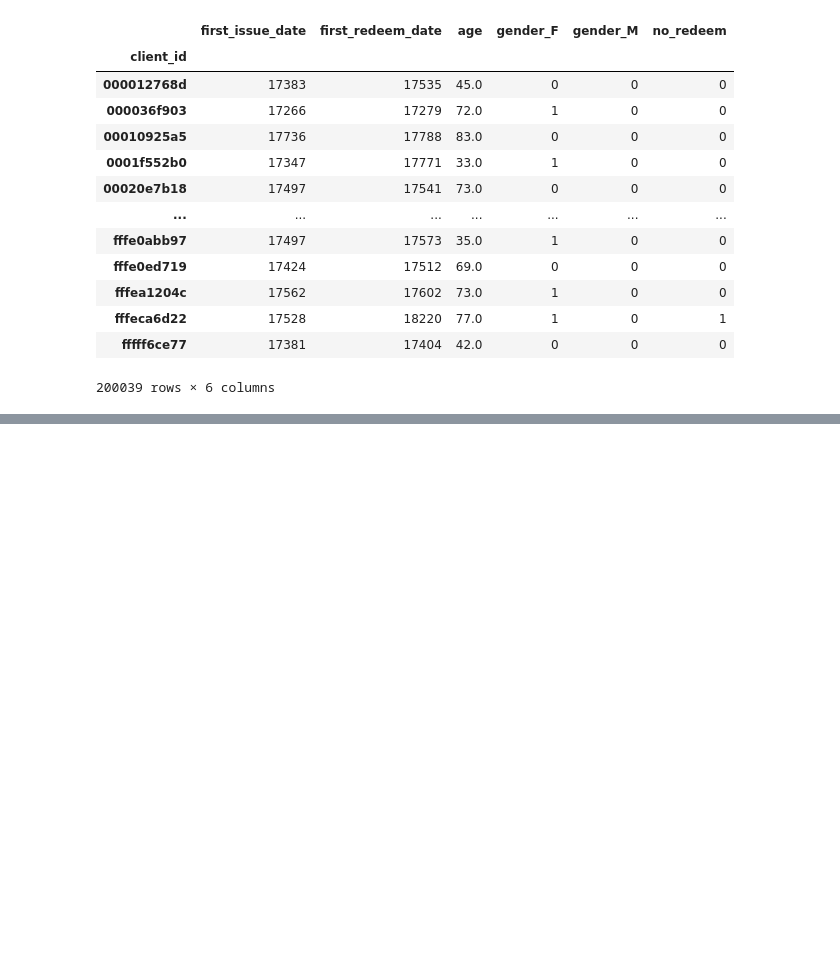
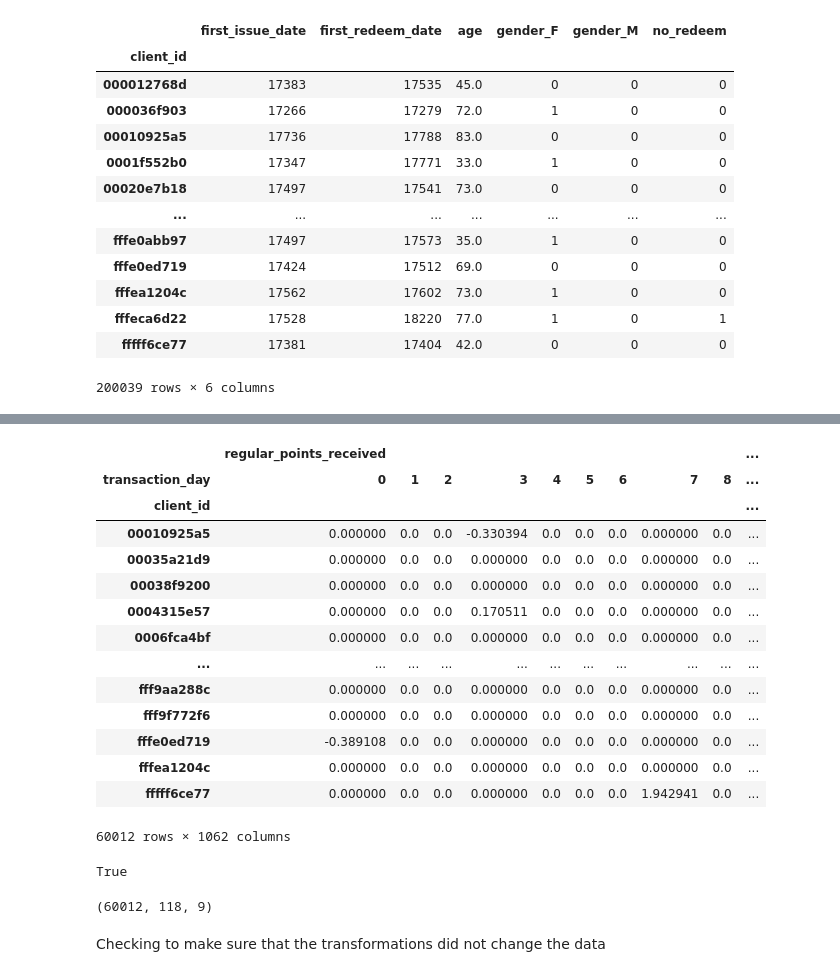
Before and after one commit to Denis-Kazakov/Kaggle_CFT_uplift, a Jupyter notebook: data_prep.ipynb, the cells around one changed output, grey strips where cells are left out. Drawn from its saved outputs; the diff is of its cells as text; code cells hidden in the pictures; blank space fills up the shorter version.

```diff
--- a/data_prep.ipynb
+++ b/data_prep.ipynb
@@ -321,0 +601,31 @@ test_purch.join(clients, how='left')\
+# %%
+test_purch_wide.sort_index(inplace=True)
+# %%
+test_purch_wide
+# %% [output]
+|  | regular_points_received |  |  |  |  |  |  |  |  | ... |
+| transaction_day | 0 | 1 | 2 | 3 | 4 | 5 | 6 | 7 | 8 | ... |
+| client_id |  |  |  |  |  |  |  |  |  | ... |
+| 00010925a5 | 0.000000 | 0.0 | 0.0 | -0.330394 | 0.0 | 0.0 | 0.0 | 0.000000 | 0.0 | ... |
+| 00035a21d9 | 0.000000 | 0.0 | 0.0 | 0.000000 | 0.0 | 0.0 | 0.0 | 0.000000 | 0.0 | ... |
+| 00038f9200 | 0.000000 | 0.0 | 0.0 | 0.000000 | 0.0 | 0.0 | 0.0 | 0.000000 | 0.0 | ... |
+| 0004315e57 | 0.000000 | 0.0 | 0.0 | 0.170511 | 0.0 | 0.0 | 0.0 | 0.000000 | 0.0 | ... |
+| 0006fca4bf | 0.000000 | 0.0 | 0.0 | 0.000000 | 0.0 | 0.0 | 0.0 | 0.000000 | 0.0 | ... |
+| ... | ... | ... | ... | ... | ... | ... | ... | ... | ... | ... |
+| fff9aa288c | 0.000000 | 0.0 | 0.0 | 0.000000 | 0.0 | 0.0 | 0.0 | 0.000000 | 0.0 | ... |
+| fff9f772f6 | 0.000000 | 0.0 | 0.0 | 0.000000 | 0.0 | 0.0 | 0.0 | 0.000000 | 0.0 | ... |
+| fffe0ed719 | -0.389108 | 0.0 | 0.0 | 0.000000 | 0.0 | 0.0 | 0.0 | 0.000000 | 0.0 | ... |
+| fffea1204c | 0.000000 | 0.0 | 0.0 | 0.000000 | 0.0 | 0.0 | 0.0 | 0.000000 | 0.0 | ... |
+| fffff6ce77 | 0.000000 | 0.0 | 0.0 | 0.000000 | 0.0 | 0.0 | 0.0 | 1.942941 | 0.0 | ... |
+60012 rows × 1062 columns
+# %%
+test_purch_wide.index.to_list() == test.index.to_list()
+# %% [output]
+True
+# %%
+test_purch_np = test_purch_wide.values.reshape((-1, 118, 9), order='F')
+test_purch_np.shape
+# %% [output]
+(60012, 118, 9)
+# %% [markdown]
+Checking to make sure that the transformations did not change the data
```
Also changed, not shown: parts of 78 cells of this notebook, 27 other files.
